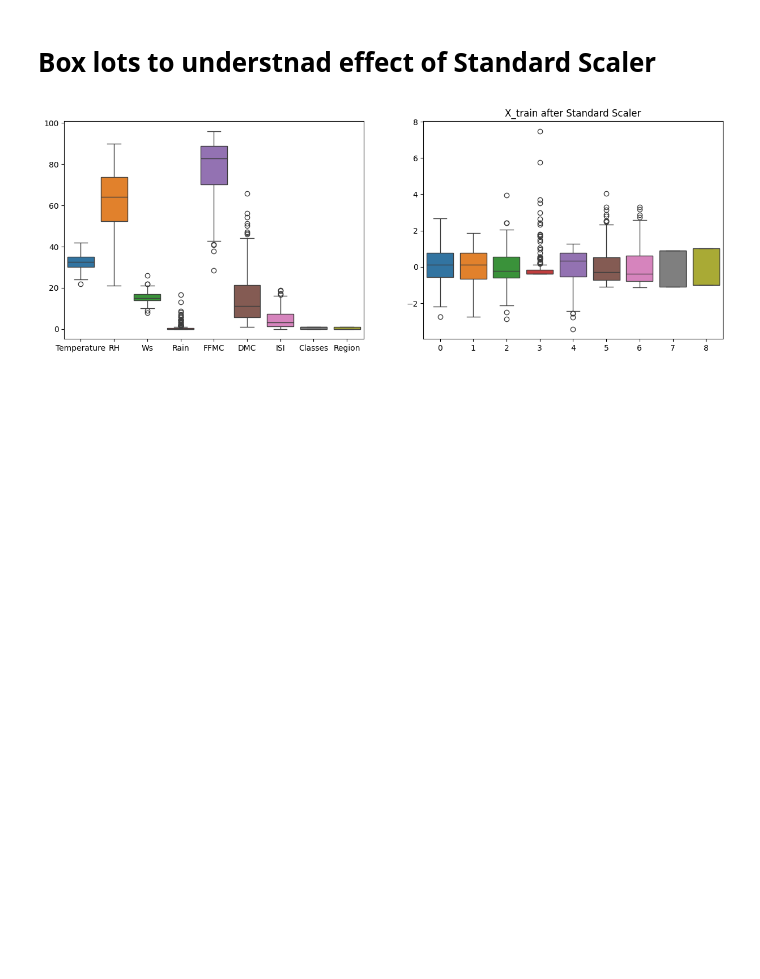
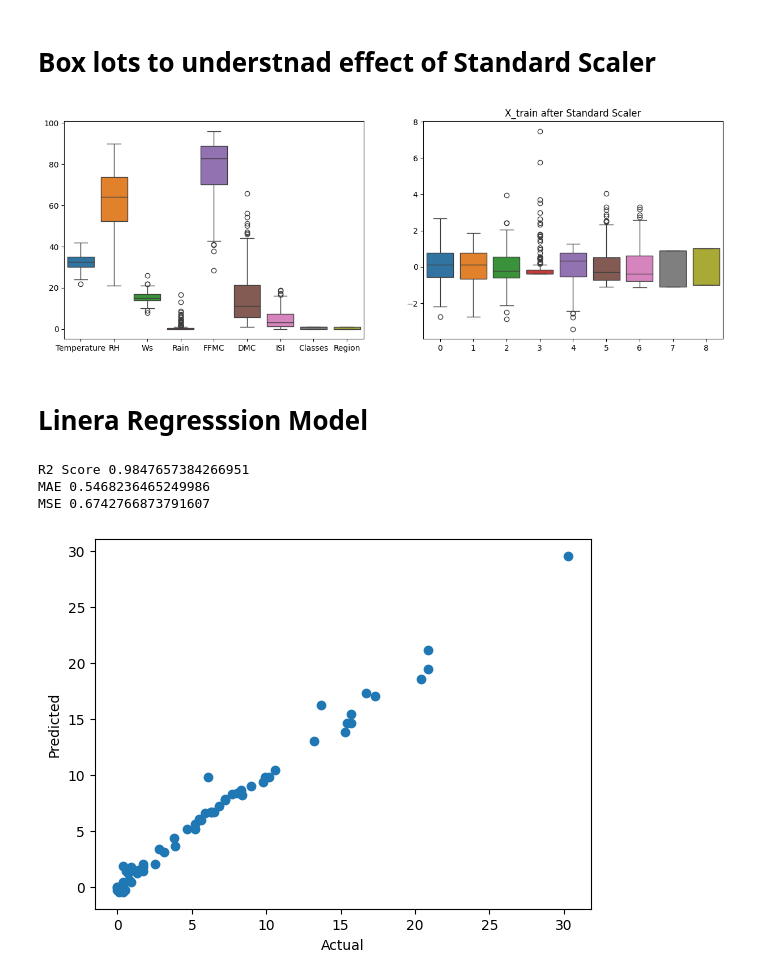
Before and after one commit to nomanabdullah04/MaChineLearning, a Jupyter notebook: RidgeLessoElasticNet(2).ipynb, the cells around one changed output. Saved outputs shown, nothing was run; the diff lists cells and outputs as text; code cells hidden in the pictures; blank space fills up the shorter version.

```diff
--- a/RidgeLessoElasticNet(2).ipynb
+++ b/RidgeLessoElasticNet(2).ipynb
@@ -7,7 +7,7 @@ import matplotlib.pyplot as plt
 import seaborn as sns
 %matplotlib inline
 # %%
-df=pd.read_csv("/content/Algerian_forest_fires_dataset.csv")
+df=pd.read_csv("/content/sample_data/Algerian_forest_fires_dataset.csv")
 # %%
 df.head()
 # %% [output]
@@ -336,3 +338,23 @@ plt.title("X_train after Standard Scaler")
 plt.show()
 # %% [output]
 [figure]
+# %% [markdown]
+# **Linera Regresssion Model**
+# %%
+from sklearn.linear_model import LinearRegression
+from sklearn.metrics import r2_score,mean_absolute_error,mean_squared_error
+linreg=LinearRegression()
+linreg.fit(x_train_scaled,y_train)
+y_pred=linreg.predict(x_test_scaled)
+print("R2 Score",r2_score(y_test,y_pred))
+print("MAE",mean_absolute_error(y_test,y_pred))
+print("MSE",mean_squared_error(y_test,y_pred))
+plt.scatter(y_test,y_pred)
+plt.xlabel("Actual")
+plt.ylabel("Predicted")
+plt.show()
+# %% [output]
+R2 Score 0.9847657384266951
+MAE 0.5468236465249986
+MSE 0.6742766873791607
+[figure, added]
```
Also changed, not shown: parts of 15 cells of this notebook.
